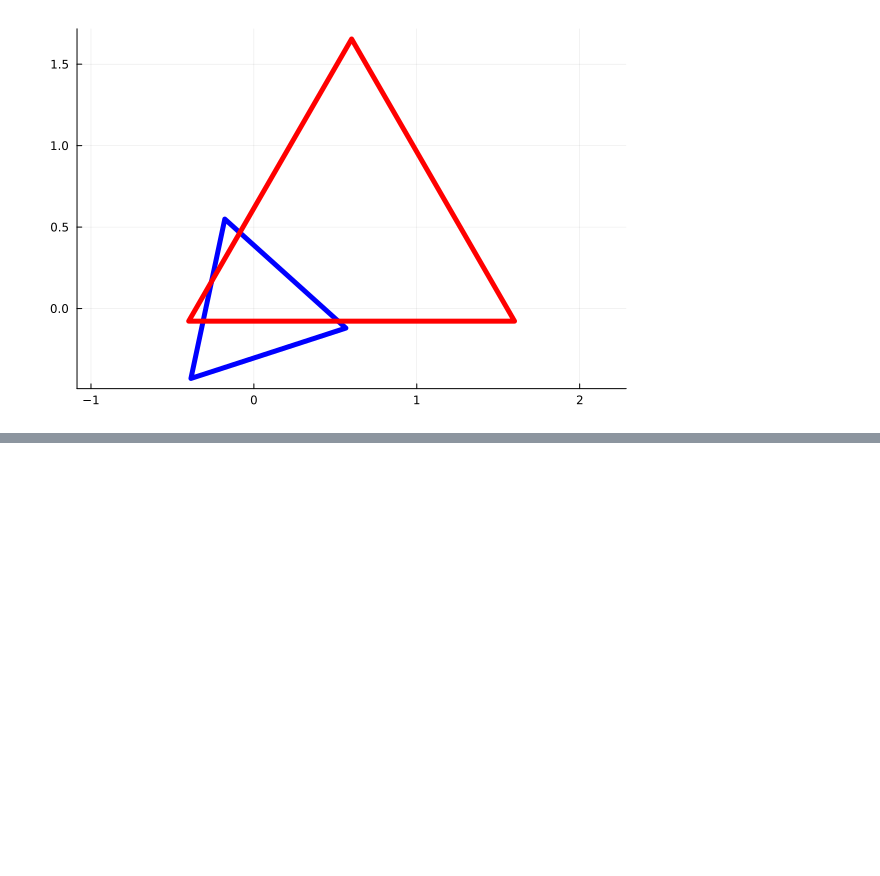
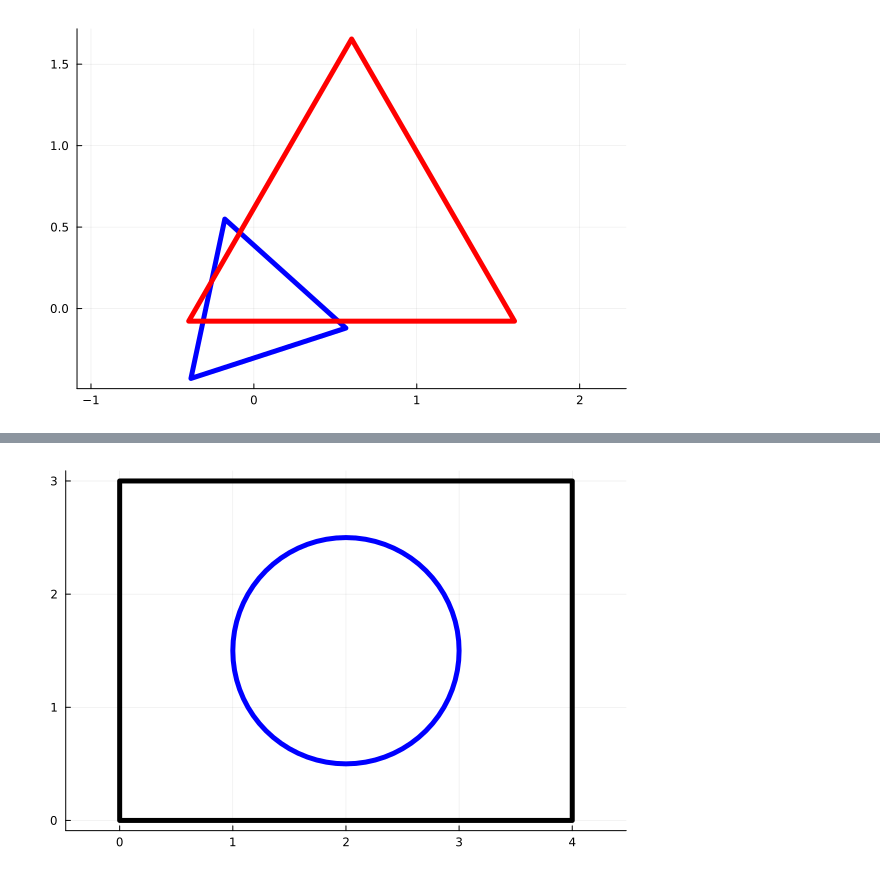
Before and after one commit to fsobral/minicurso-empacotamento, a Jupyter notebook: modelando-empacotamentos.ipynb, the cells around one changed output, grey strips where cells are left out. Saved outputs shown, nothing was run; the diff lists cells and outputs as text; code cells hidden in the pictures; blank space fills up the shorter version.

```diff
--- a/modelando-empacotamentos.ipynb
+++ b/modelando-empacotamentos.ipynb
@@ -205,0 +211,11 @@ _triangulo_base
+# %%
+c1 = [2, 1.5]
+r1 = 1
+
+L = 3
+W = 4
+
+plot(circulo(c1, r1), c=false, lc=:blue, lw=5, label=false, aspect_ratio=true)
+plot!(caixa(L, W), c=false, lc=:black, lw=5, label=false, aspect_ratio=true)
+# %% [output]
+[figure, added]
```
Also changed, not shown: parts of 2 cells of this notebook.
